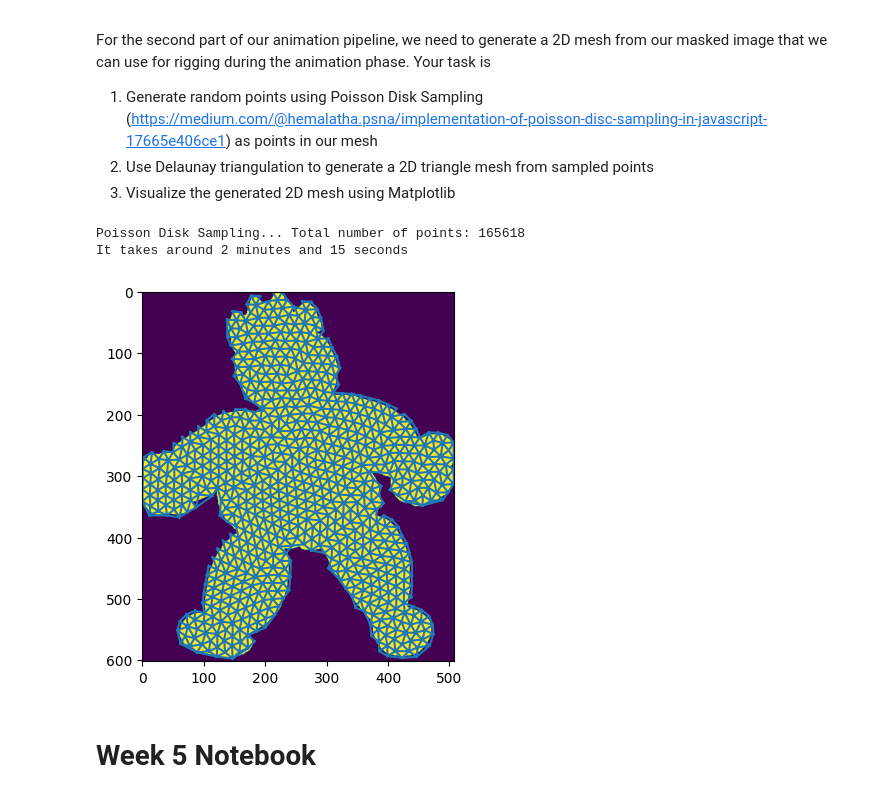
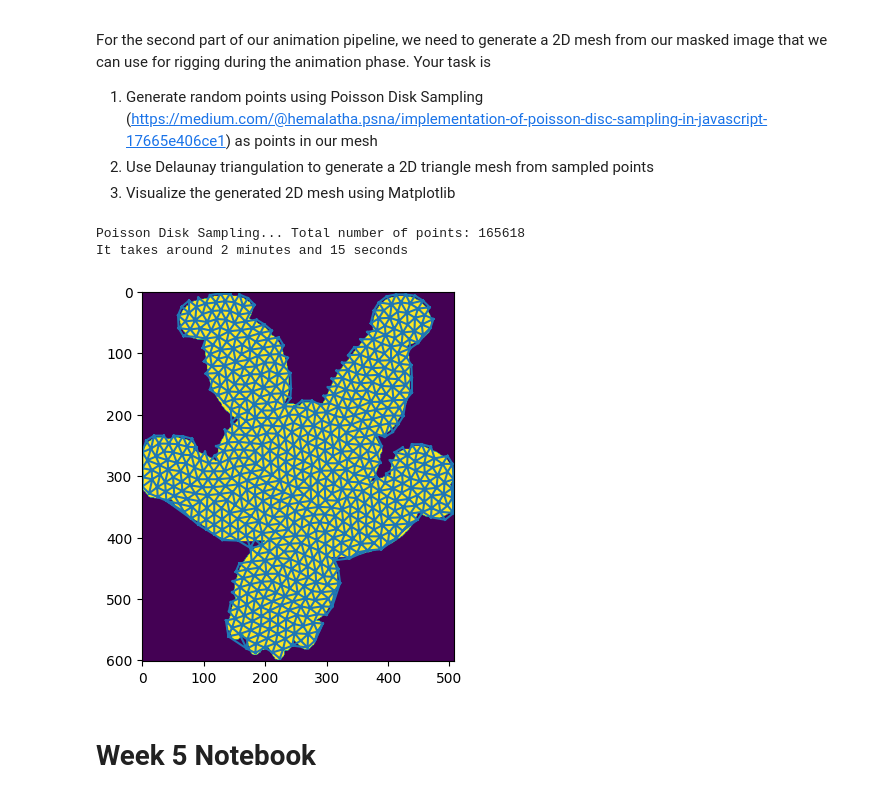
Before and after one commit to Gabenoob/Computer-graphicsPBL, a Jupyter notebook: W6/W6_track2-animatedDrawings.ipynb, the cells around one changed output. Saved outputs shown, nothing was run; the diff lists cells and outputs as text; code cells hidden in the pictures.

```diff
--- a/W6/W6_track2-animatedDrawings.ipynb
+++ b/W6/W6_track2-animatedDrawings.ipynb
@@ -65,6 +65,7 @@ import numpy as np
 import matplotlib.tri as tri
 random.seed(1)
 img = cv2.imread('char1/mask.png', cv2.IMREAD_GRAYSCALE)
+img = cv2.flip(img, 0)
 _, img = cv2.threshold(img, 127, 1, cv2.THRESH_BINARY)
 kernel = np.ones((5, 5), np.uint8)
 img_dilation = cv2.dilate(img, kernel, iterations=2)
@@ -90,34 +91,34 @@ print("Poisson Disk Sampling... Total number of points:", len(points))
 print("It takes around 2 minutes and 15 seconds")
 points = poissonDiskSampling(points,15)
 
 def generate_triangles(points):
     x = np.array([point[1] for point in points])
     y = np.array([point[0] for point in points])
     Triangle = tri.Triangulation(x,y)
     xmean = x[Triangle.triangles].mean(axis = 1)
     ymean = y[Triangle.triangles].mean(axis = 1)
 
     i = 0
     while i < len(Triangle.triangles):
         if background[int(ymean[i]),int(xmean[i])] == 255:
             Triangle.triangles = np.delete(Triangle.triangles,i,axis = 0)
             ymean = np.delete(ymean,i)
             xmean = np.delete(xmean,i)
             i -= 1
             continue
         i += 1
 
     return Triangle
 
 Triangle = generate_triangles(points)
 
 plt.imshow(img)
 plt.triplot(Triangle)
 plt.show()
 # %% [output]
 Poisson Disk Sampling... Total number of points: 165618
 It takes around 2 minutes and 15 seconds
-[figure, old version]
+[figure, new version]
 # %% [markdown]
 # Week 5 Notebook
 # %% [markdown]
```
Also changed, not shown: parts of 5 cells of this notebook, 1 other file.
